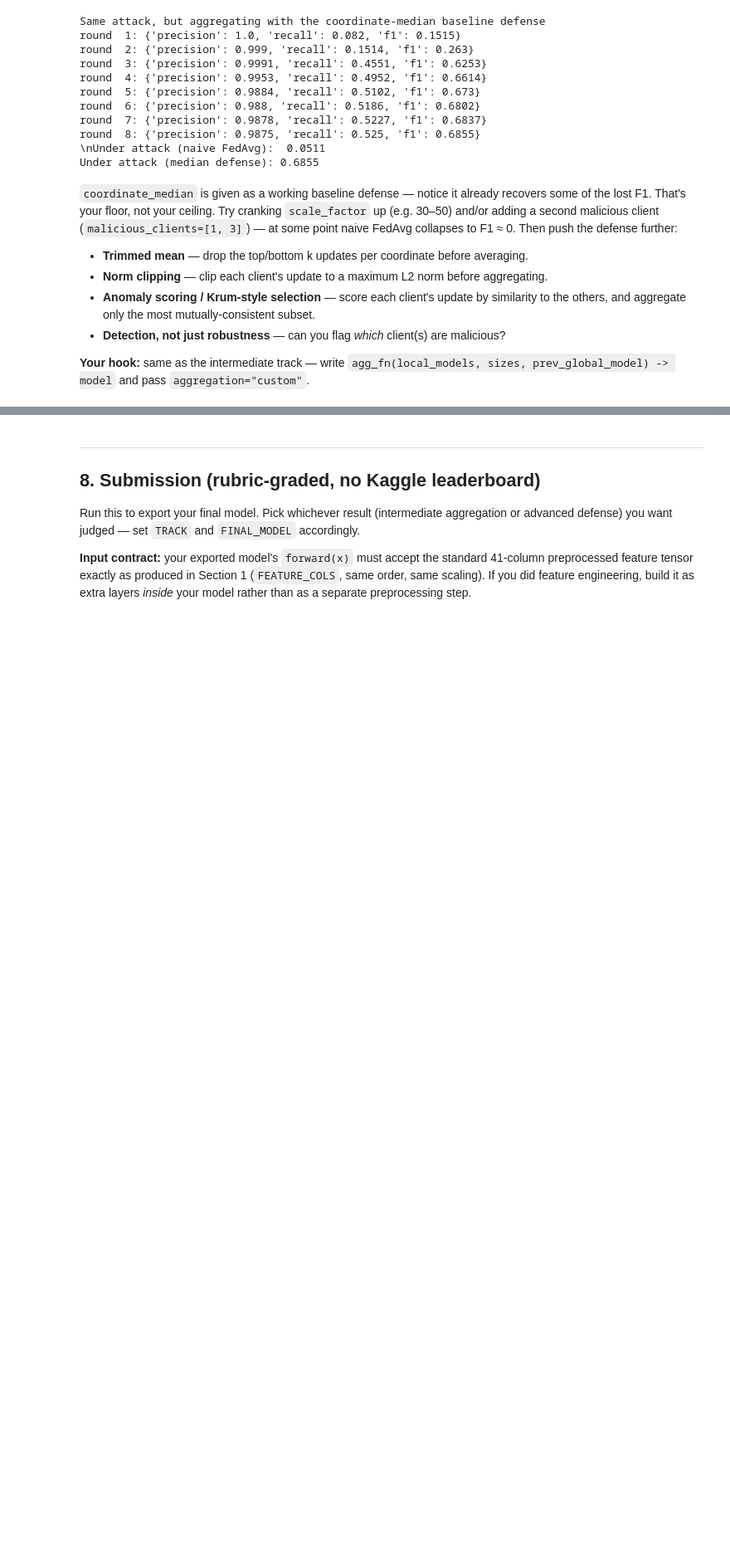
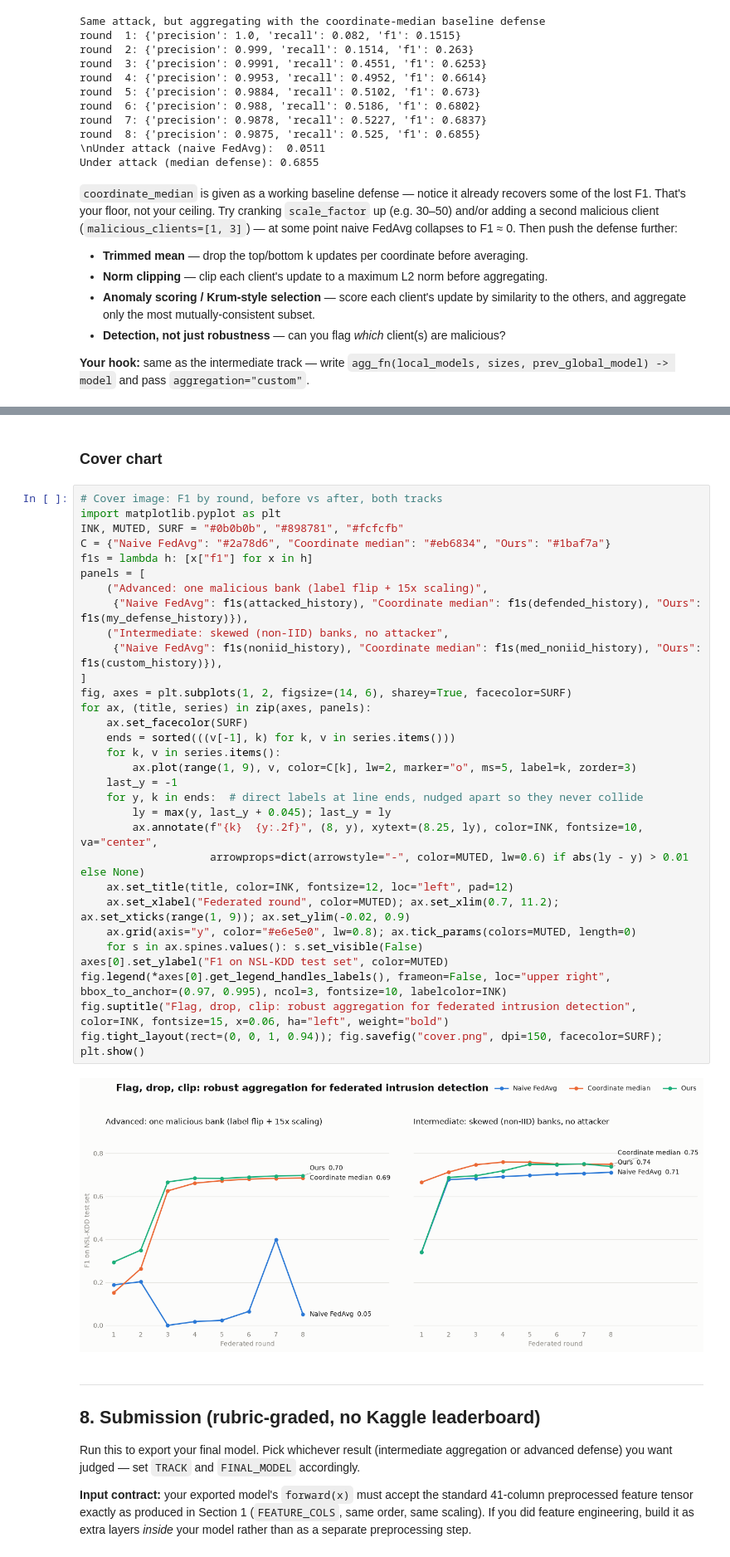
Before and after one commit to Ackahkelvin45/hackathon, a Jupyter notebook: 02_Intermediate_Advanced_Day2.ipynb, the cells around one changed output, grey strips where cells are left out. Shown at 83% size. Drawn from its saved outputs; the diff is of its cells as text; blank space fills up the shorter version.

```diff
--- a/02_Intermediate_Advanced_Day2.ipynb
+++ b/02_Intermediate_Advanced_Day2.ipynb
@@ -592,3 +557,38 @@ fig.tight_layout(rect=(0, 0, 1, 0.94)); fig.savefig("cover.png", dpi=150, faceco
+# %% [markdown]
+### Cover chart
+# %%
+# Cover image: F1 by round, before vs after, both tracks
+import matplotlib.pyplot as plt
+INK, MUTED, SURF = "#0b0b0b", "#898781", "#fcfcfb"
+C = {"Naive FedAvg": "#2a78d6", "Coordinate median": "#eb6834", "Ours": "#1baf7a"}
+f1s = lambda h: [x["f1"] for x in h]
+panels = [
+    ("Advanced: one malicious bank (label flip + 15x scaling)",
+     {"Naive FedAvg": f1s(attacked_history), "Coordinate median": f1s(defended_history), "Ours": f1s(my_defense_history)}),
+    ("Intermediate: skewed (non-IID) banks, no attacker",
+     {"Naive FedAvg": f1s(noniid_history), "Coordinate median": f1s(med_noniid_history), "Ours": f1s(custom_history)}),
+]
+fig, axes = plt.subplots(1, 2, figsize=(14, 6), sharey=True, facecolor=SURF)
+for ax, (title, series) in zip(axes, panels):
+    ax.set_facecolor(SURF)
+    ends = sorted(((v[-1], k) for k, v in series.items()))
+    for k, v in series.items():
+        ax.plot(range(1, 9), v, color=C[k], lw=2, marker="o", ms=5, label=k, zorder=3)
+    last_y = -1
+    for y, k in ends:  # direct labels at line ends, nudged apart so they never collide
+        ly = max(y, last_y + 0.045); last_y = ly
+        ax.annotate(f"{k}  {y:.2f}", (8, y), xytext=(8.25, ly), color=INK, fontsize=10, va="center",
+                    arrowprops=dict(arrowstyle="-", color=MUTED, lw=0.6) if abs(ly - y) > 0.01 else None)
+    ax.set_title(title, color=INK, fontsize=12, loc="left", pad=12)
+    ax.set_xlabel("Federated round", color=MUTED); ax.set_xlim(0.7, 11.2); ax.set_xticks(range(1, 9)); ax.set_ylim(-0.02, 0.9)
+    ax.grid(axis="y", color="#e6e5e0", lw=0.8); ax.tick_params(colors=MUTED, length=0)
+    for s in ax.spines.values(): s.set_visible(False)
+axes[0].set_ylabel("F1 on NSL-KDD test set", color=MUTED)
+fig.legend(*axes[0].get_legend_handles_labels(), frameon=False, loc="upper right", bbox_to_anchor=(0.97, 0.995), ncol=3, fontsize=10, labelcolor=INK)
+fig.suptitle("Flag, drop, clip: robust aggregation for federated intrusion detection", color=INK, fontsize=15, x=0.06, ha="left", weight="bold")
+fig.tight_layout(rect=(0, 0, 1, 0.94)); fig.savefig("cover.png", dpi=150, facecolor=SURF); plt.show()
+# %% [output]
+[figure, added]
 # %% [markdown]
 ---
 ## 8. Submission (rubric-graded, no Kaggle leaderboard)
```
Also changed, not shown: parts of 8 cells of this notebook, 3 other files.
